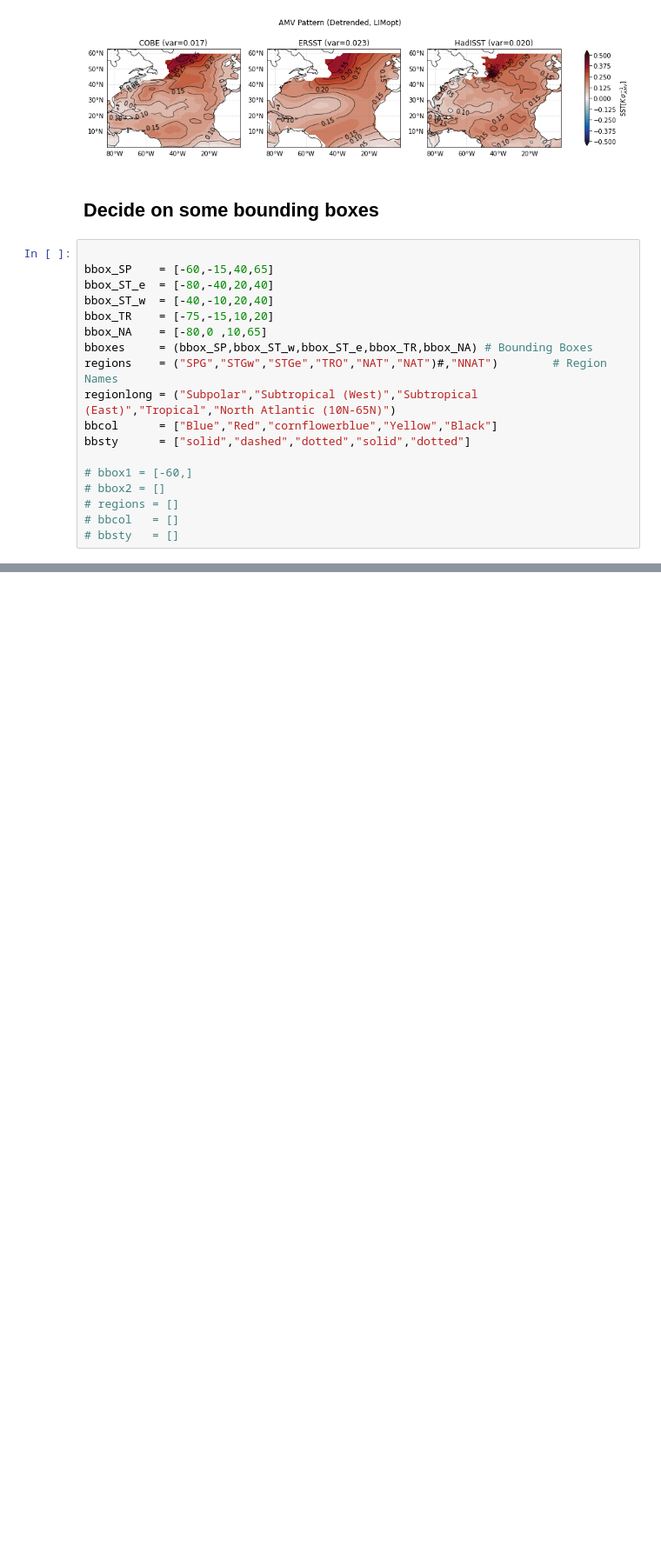
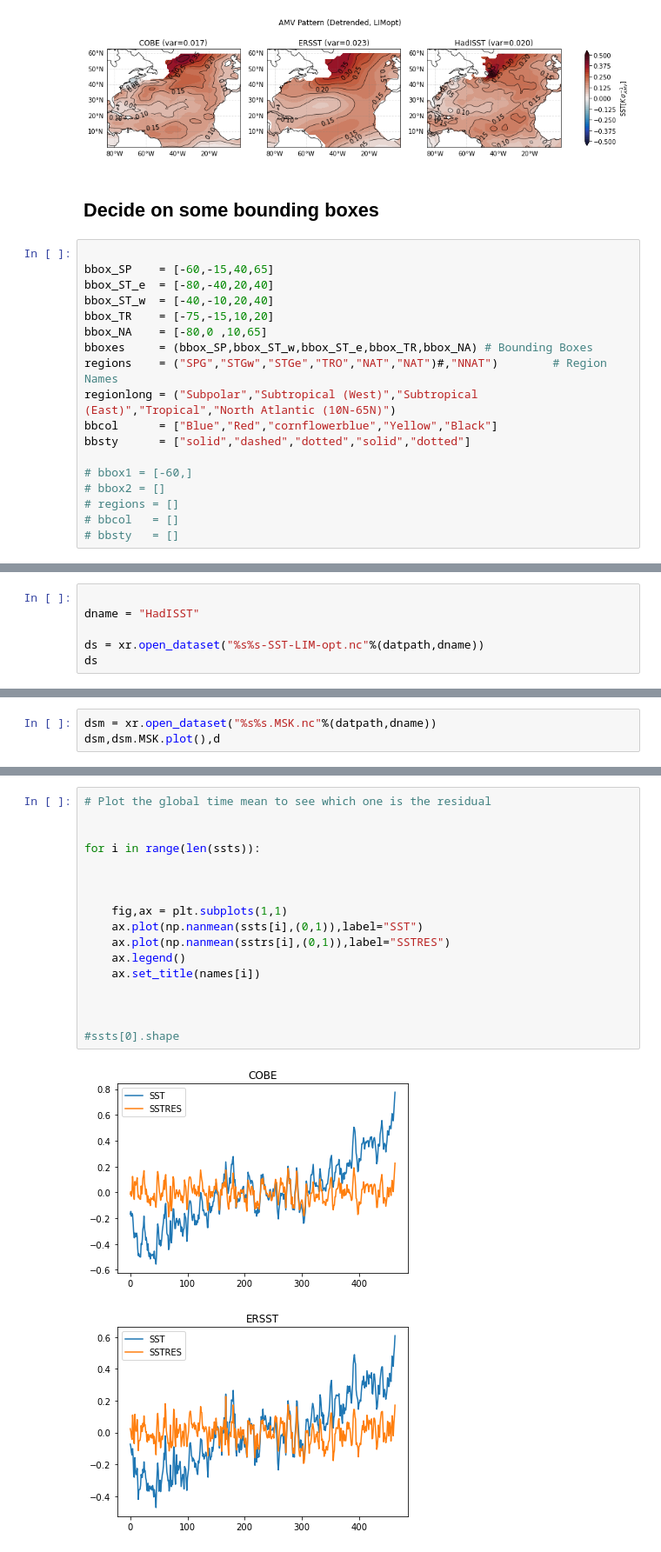
Before and after one commit to glennliu265/stochmod, a Jupyter notebook: analysis/viz_lim-opt.ipynb, the cells around one changed output, grey strips where cells are left out. Shown at 87% size. Cells and saved outputs as stored; diff of their text form; blank space fills up the shorter version.

```diff
--- a/analysis/viz_lim-opt.ipynb
+++ b/analysis/viz_lim-opt.ipynb
@@ -216,0 +211,6 @@ times
+# %%
+
+dname = "HadISST"
+
+ds = xr.open_dataset("%s%s-SST-LIM-opt.nc"%(datpath,dname))
+ds
@@ -216,0 +229,3 @@ times
+# %%
+dsm = xr.open_dataset("%s%s.MSK.nc"%(datpath,dname))
+dsm,dsm.MSK.plot(),d
@@ -216,0 +324,20 @@ times
+# %%
+# Plot the global time mean to see which one is the residual
+
+
+for i in range(len(ssts)):
+
+
+
+    fig,ax = plt.subplots(1,1)
+    ax.plot(np.nanmean(ssts[i],(0,1)),label="SST")
+    ax.plot(np.nanmean(sstrs[i],(0,1)),label="SSTRES")
+    ax.legend()
+    ax.set_title(names[i])
+
+
+
+#ssts[0].shape
+# %% [output]
+[figure, added]
+[figure, added]
```
Also changed, not shown: parts of 15 cells of this notebook, 4 other files.
